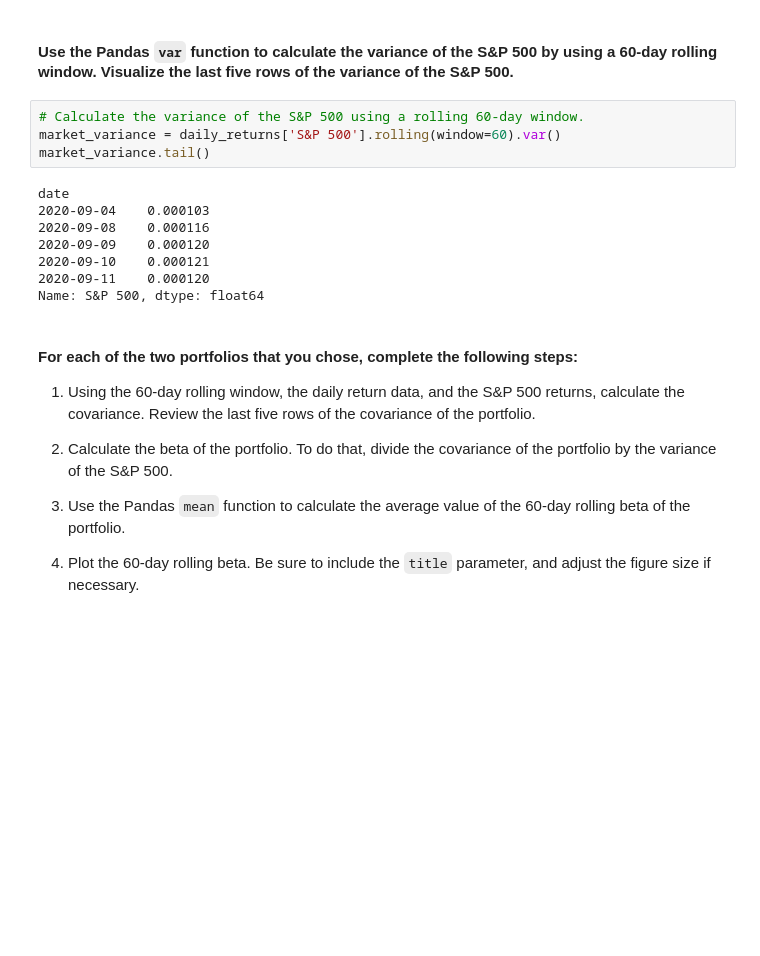
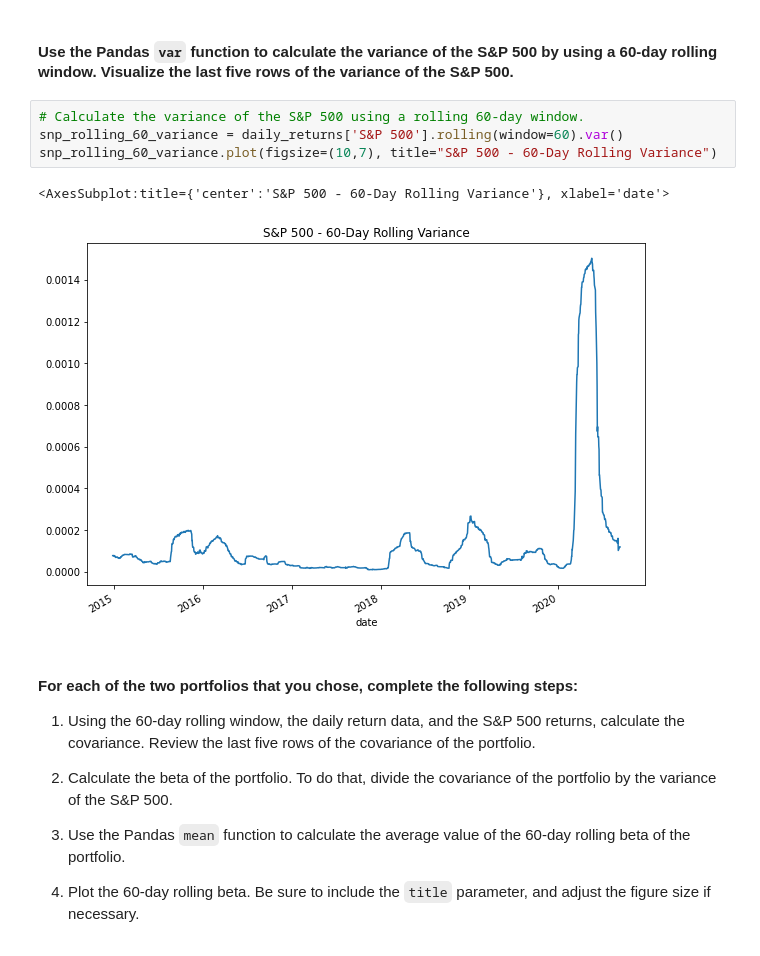
Before and after one commit to Virginia440/Module4_challenge, a Jupyter notebook: risk_return_analysis.ipynb, the cells around one changed output. Saved outputs shown, nothing was run; the diff lists cells and outputs as text; blank space fills up the shorter version.

Commit message:
Add files via upload
The final copy of the risk-return profile analysis and investment decision advice.

```diff
--- a/risk_return_analysis.ipynb
+++ b/risk_return_analysis.ipynb
@@ -430,16 +430,11 @@ Your analysis is nearing completion. Now, you need to evaluate how the portfolio
 #### Use the Pandas `var` function to calculate the variance of the S&P 500 by using a 60-day rolling window. Visualize the last five rows of the variance of the S&P 500.
 # %%
 # Calculate the variance of the S&P 500 using a rolling 60-day window.
-market_variance = daily_returns['S&P 500'].rolling(window=60).var()
-market_variance.tail()
+snp_rolling_60_variance = daily_returns['S&P 500'].rolling(window=60).var()
+snp_rolling_60_variance.plot(figsize=(10,7), title="S&P 500 - 60-Day Rolling Variance")
 # %% [output]
-date
-2020-09-04    0.000103
-2020-09-08    0.000116
-2020-09-09    0.000120
-2020-09-10    0.000121
-2020-09-11    0.000120
-Name: S&P 500, dtype: float64
+<AxesSubplot:title={'center':'S&P 500 - 60-Day Rolling Variance'}, xlabel='date'>
+[figure, added]
 # %% [markdown]
 #### For each of the two portfolios that you chose, complete the following steps:
 
```
Also changed, not shown: parts of 21 cells of this notebook.
